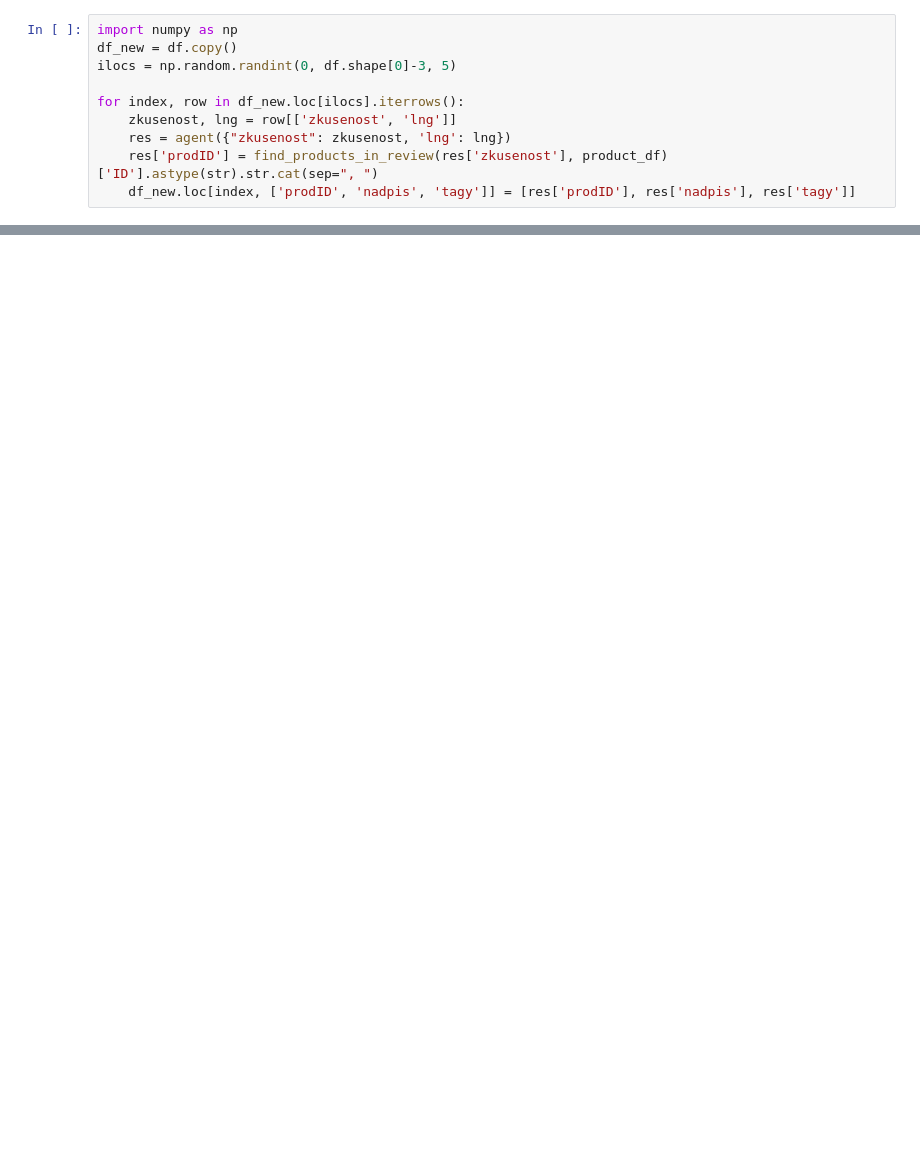
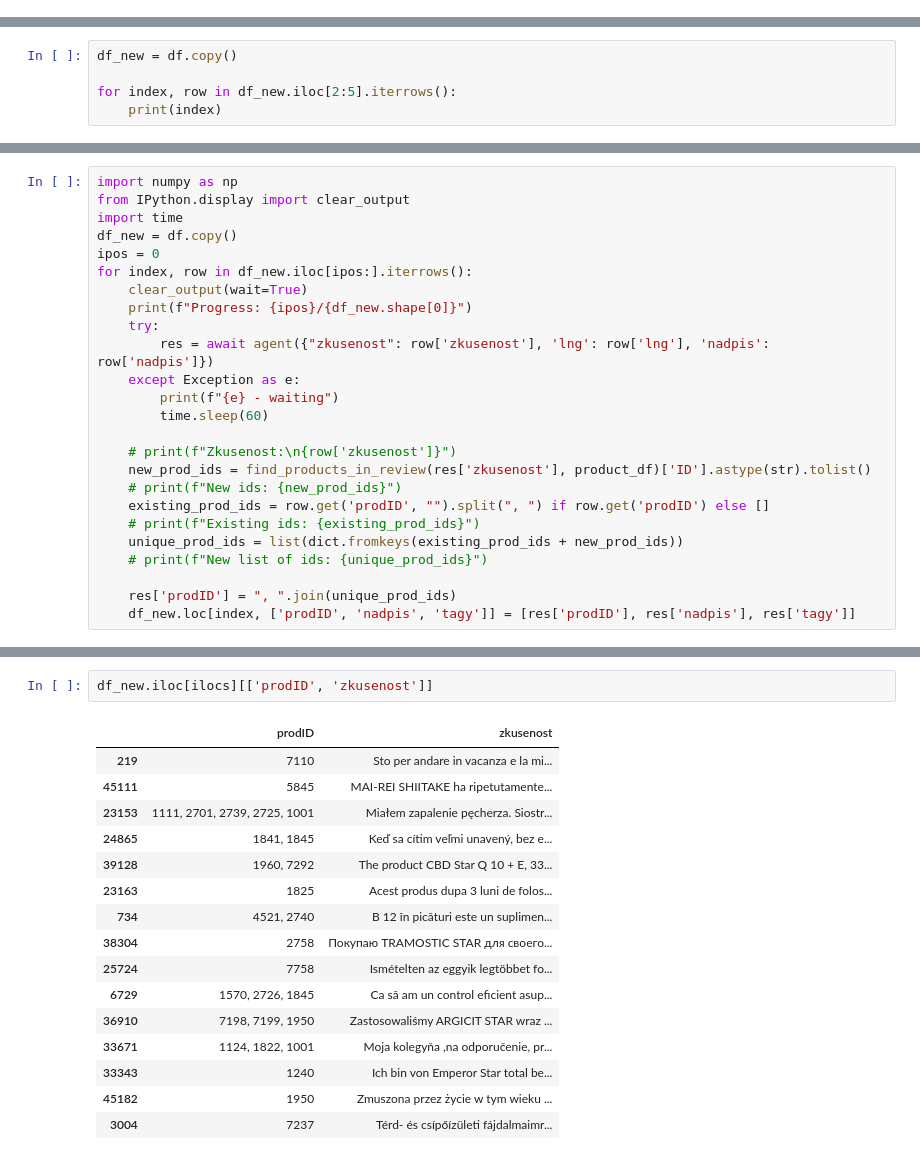
Before and after one commit to lfx-h/zkusenost-updater, a Jupyter notebook: db.ipynb, the cells around one changed output, grey strips where cells are left out. Drawn from its saved outputs; the diff is of its cells as text; blank space fills up the shorter version.

```diff
--- a/db.ipynb
+++ b/db.ipynb
@@ -380,10 +119,0 @@ def check_df_integrity(original_df: pd.DataFrame, modified_df: pd.DataFrame) ->
-# %%
-import numpy as np
-df_new = df.copy()
-ilocs = np.random.randint(0, df.shape[0]-3, 5)
-
-for index, row in df_new.loc[ilocs].iterrows():
-    zkusenost, lng = row[['zkusenost', 'lng']]
-    res = agent({"zkusenost": zkusenost, 'lng': lng})
-    res['prodID'] = find_products_in_review(res['zkusenost'], product_df)['ID'].astype(str).str.cat(sep=", ")
-    df_new.loc[index, ['prodID', 'nadpis', 'tagy']] = [res['prodID'], res['nadpis'], res['tagy']]
@@ -393,0 +120,5 @@ check_df_integrity(df, df)
+# %%
+df_new = df.copy()
+
+for index, row in df_new.iloc[2:5].iterrows():
+    print(index)
@@ -393,0 +129,25 @@ check_df_integrity(df, df)
+# %%
+import numpy as np
+from IPython.display import clear_output
+import time
+df_new = df.copy()
+ipos = 0
+for index, row in df_new.iloc[ipos:].iterrows():
+    clear_output(wait=True)
+    print(f"Progress: {ipos}/{df_new.shape[0]}")
+    try:
+        res = await agent({"zkusenost": row['zkusenost'], 'lng': row['lng'], 'nadpis': row['nadpis']})
+    except Exception as e:
+        print(f"{e} - waiting")
+        time.sleep(60)
+
+    # print(f"Zkusenost:\n{row['zkusenost']}")
+    new_prod_ids = find_products_in_review(res['zkusenost'], product_df)['ID'].astype(str).tolist()
+    # print(f"New ids: {new_prod_ids}")
+    existing_prod_ids = row.get('prodID', "").split(", ") if row.get('prodID') else []
+    # print(f"Existing ids: {existing_prod_ids}")
+    unique_prod_ids = list(dict.fromkeys(existing_prod_ids + new_prod_ids))
+    # print(f"New list of ids: {unique_prod_ids}")
+
+    res['prodID'] = ", ".join(unique_prod_ids)
+    df_new.loc[index, ['prodID', 'nadpis', 'tagy']] = [res['prodID'], res['nadpis'], res['tagy']]
@@ -393,0 +172,19 @@ check_df_integrity(df, df)
+# %%
+df_new.iloc[ilocs][['prodID', 'zkusenost']]
+# %% [output]
+|  | prodID | zkusenost |
+| 219 | 7110 | Sto per andare in vacanza e la mi... |
+| 45111 | 5845 | MAI-REI SHIITAKE ha ripetutamente... |
+| 23153 | 1111, 2701, 2739, 2725, 1001 | Miałem zapalenie pęcherza. Siostr... |
+| 24865 | 1841, 1845 | Keď sa cítim veľmi unavený, bez e... |
+| 39128 | 1960, 7292 | The product CBD Star Q 10 + E, 33... |
+| 23163 | 1825 | Acest produs dupa 3 luni de folos... |
+| 734 | 4521, 2740 | B 12 în picături este un suplimen... |
+| 38304 | 2758 | Покупаю TRAMOSTIC STAR для своего... |
+| 25724 | 7758 | Ismételten az eggyik legtöbbet fo... |
+| 6729 | 1570, 2726, 1845 | Ca să am un control eficient asup... |
+| 36910 | 7198, 7199, 1950 | Zastosowaliśmy ARGICIT STAR wraz ... |
+| 33671 | 1124, 1822, 1001 | Moja kolegyňa ,na odporučenie, pr... |
+| 33343 | 1240 | Ich bin von Emperor Star total be... |
+| 45182 | 1950 | Zmuszona przez życie w tym wieku ... |
+| 3004 | 7237 | Térd- és csípőízületi fájdalmaimr... |
```
Also changed, not shown: parts of 16 cells of this notebook, 16 other files.
